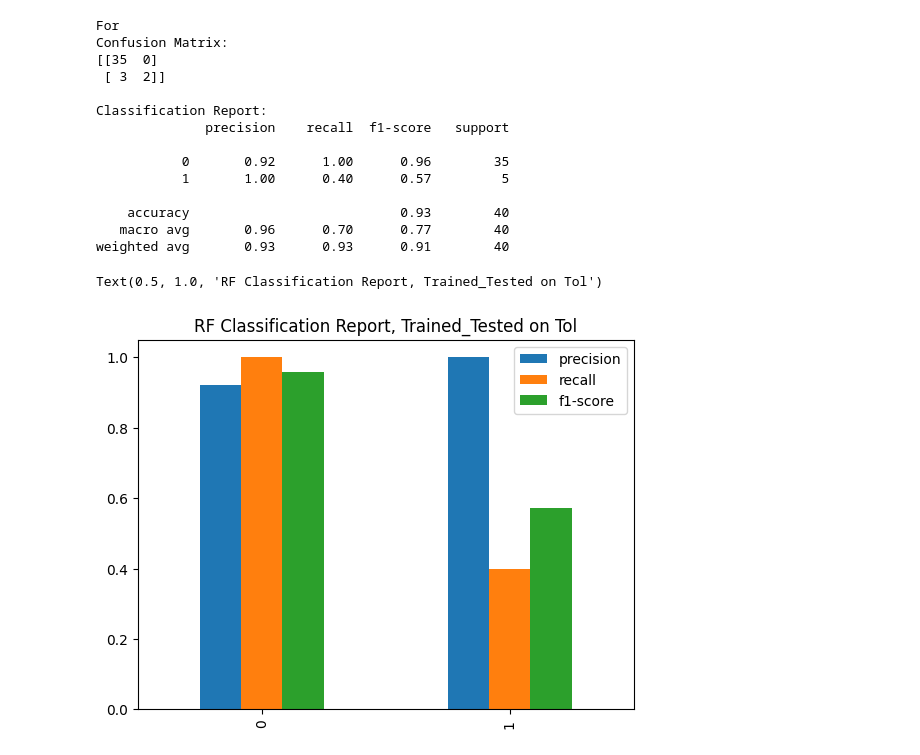
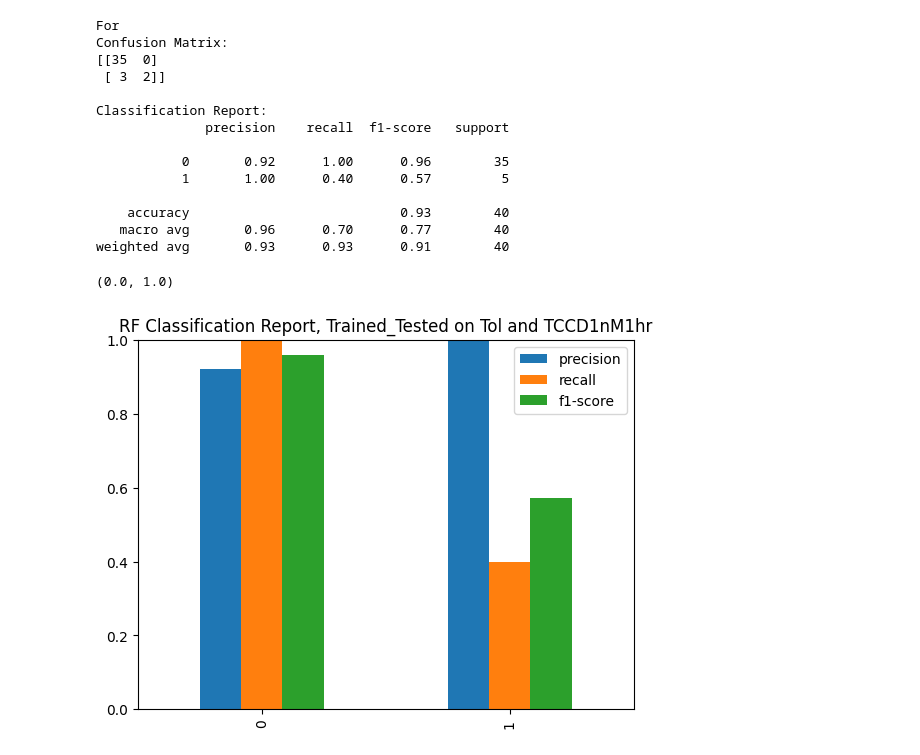
Before and after one commit to NotRithik/Mitochondrial-Function-Prediction-V2, a Jupyter notebook: SVM_RF.ipynb, the cells around one changed output. Saved outputs shown, nothing was run; the diff lists cells and outputs as text; code cells hidden in the pictures.

```diff
--- a/SVM_RF.ipynb
+++ b/SVM_RF.ipynb
@@ -106,36 +296,37 @@ rf_model.fit(X_train, y_train)
 # 5. Evaluate the model
 y_pred = rf_model.predict(X_test)
 print("For ")
 print("Confusion Matrix:")
 print(confusion_matrix(y_test, y_pred))
 print("\nClassification Report:")
 print(classification_report(y_test, y_pred))
 
 # store the classification report and turn into barchart
 report = classification_report(y_test, y_pred, output_dict=True)
 df = pd.DataFrame(report).transpose()
 # draw a plot to show this
 df = df.drop('support', axis = 1)
 # draw a plot to show this for 0, 1 a
 df.iloc[0:2].plot(kind='bar')
-plt.title('RF Classification Report, Trained_Tested on Tol')
+plt.title('RF Classification Report, Trained_Tested on Tol and TCCD1nM1hr')
+plt.ylim(0, 1)
 # %% [output]
 For
 Confusion Matrix:
 [[35  0]
  [ 3  2]]
 
 Classification Report:
               precision    recall  f1-score   support
 
            0       0.92      1.00      0.96        35
            1       1.00      0.40      0.57         5
 
     accuracy                           0.93        40
    macro avg       0.96      0.70      0.77        40
 weighted avg       0.93      0.93      0.91        40
-Text(0.5, 1.0, 'RF Classification Report, Trained_Tested on Tol')
+(0.0, 1.0)
-[figure, old version]
+[figure, new version]
 # %%
 def prep_for_test(data):
     data = data.drop('file_name', axis = 1)
```
Also changed, not shown: parts of 16 cells of this notebook.
